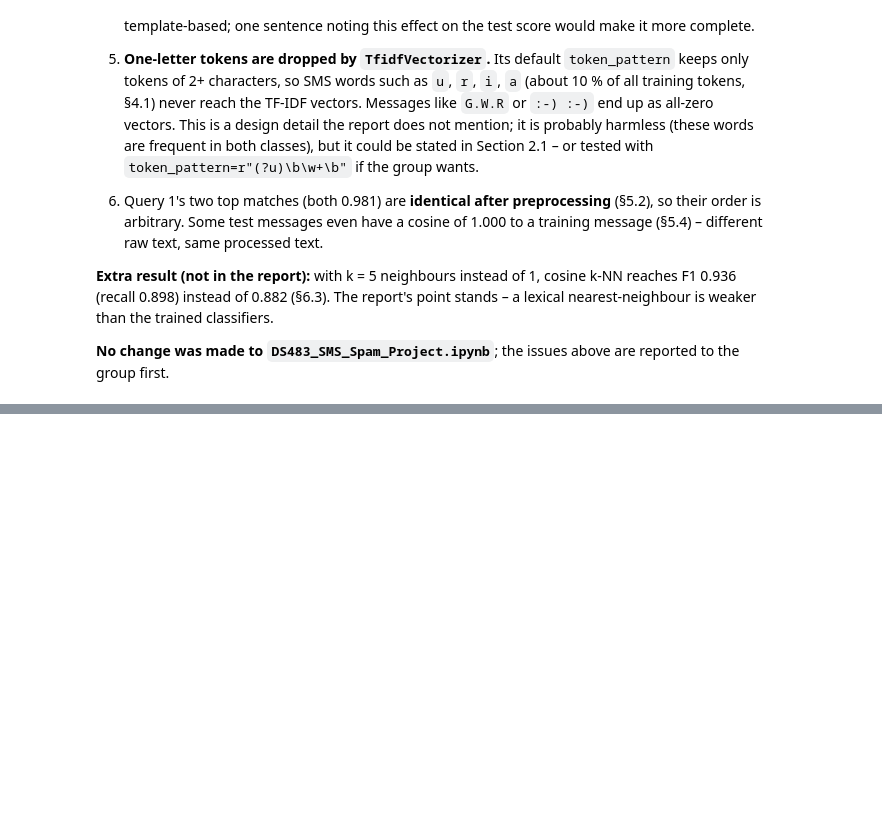
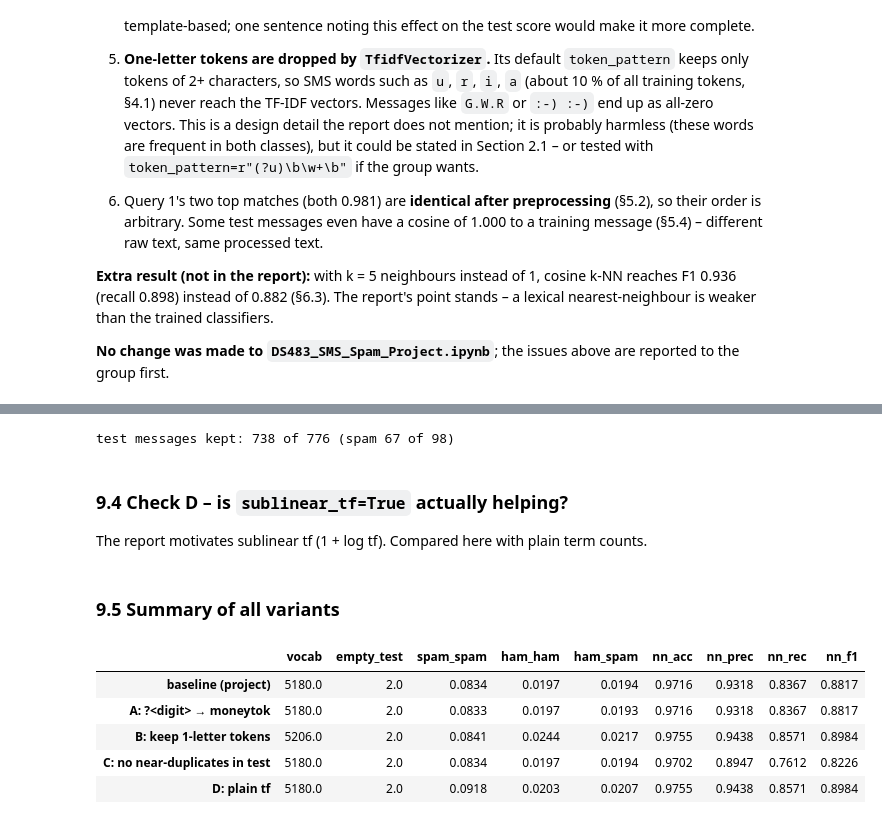
Before and after one commit to saadalshammari-62/DS483-SMS-Spam-Detection, a Jupyter notebook: Task 2 TF-IDF Cosine Review.ipynb, the cells around one changed output, grey strips where cells are left out. Cells and saved outputs as stored; diff of their text form; code cells hidden in the pictures; blank space fills up the shorter version.

```diff
--- a/Task 2 TF-IDF Cosine Review.ipynb
+++ b/Task 2 TF-IDF Cosine Review.ipynb
@@ -547,0 +589,25 @@ instead of 0.882 (§6.3). The report's point stands – a lexical nearest-neighb
+# %%
+MONEY_RE_FIX = re.compile(r"(?:[£$€]|\?(?=\d))\s?\d[\d,]*(?:\.\d+)?|\b\d+(?:\.\d+)?\s?(?:p|pence|pounds?|gbp|usd)\b", re.I)
+def normalise_fix(text):
+    t = EMAIL_RE.sub(" emailtok ", text)
+    t = URL_RE.sub(" urltok ", t)
+    t = MONEY_RE_FIX.sub(" moneytok ", t)
+    t = PHONE_RE.sub(" phonetok ", t)
+    t = NUM_RE.sub(" numtok ", t)
+    return t.lower()
+def preprocess_fix(text, stop=False, stem_words=True):
+    toks = re.findall(r"[a-z]+", normalise_fix(text))
+    if stop:       toks = [w for w in toks if w not in STOP]
+    if stem_words: toks = [stem(w) for w in toks]
+    return " ".join(toks)
+
+changed = df.text[df.text.map(base_prep) != df.text.map(preprocess_fix)]
+print("messages whose processed text changes:", len(changed))
+for t in changed: print(" -", t[:90], "\n   ->", preprocess_fix(t)[:90])
+q1 = queries[0]
+print("\nquery 1 before fix:", base_prep(q1)[:75]); print("query 1 after  fix:", preprocess_fix(q1)[:75])
+v = TfidfVectorizer(sublinear_tf=True).fit(train_df.text.map(preprocess_fix))
+Xtr_fix = v.transform(train_df.text.map(preprocess_fix))
+s = cosine_similarity(v.transform([preprocess_fix(q1)]), Xtr_fix).ravel()
+print("query 1 top-2 cosine before: 0.981, 0.981 | after:", np.round(np.sort(s)[::-1][:2], 3))
+fixA = task2_numbers(preprocess_fix)
@@ -547,0 +630,3 @@ instead of 0.882 (§6.3). The report's point stands – a lexical nearest-neighb
+# %%
+fixB = task2_numbers(base_prep, dict(sublinear_tf=True, token_pattern=r"(?u)\b\w+\b"))
+print("vocabulary:", baseline["vocab"], "->", fixB["vocab"], "| empty test vectors:", baseline["empty_test"], "->", fixB["empty_test"])
@@ -547,0 +640,26 @@ instead of 0.882 (§6.3). The report's point stands – a lexical nearest-neighb
+# %%
+far = best < 0.9
+print(f"test messages kept: {far.sum()} of {len(far)} (spam {int(test_df.y.values[far].sum())} of {int(test_df.y.sum())})")
+checkC = task2_numbers(base_prep, test_mask=far)
+# %% [output]
+test messages kept: 738 of 776 (spam 67 of 98)
+# %% [markdown]
+### 9.4 Check D – is `sublinear_tf=True` actually helping?
+
+The report motivates sublinear tf (1 + log tf). Compared here with plain term counts.
+# %%
+checkD = task2_numbers(base_prep, dict(sublinear_tf=False))
+# %% [markdown]
+### 9.5 Summary of all variants
+# %%
+summary9 = pd.DataFrame({"baseline (project)": baseline, "A: ?<digit> → moneytok": fixA, "B: keep 1-letter tokens": fixB,
+                         "C: no near-duplicates in test": checkC, "D: plain tf": checkD}).T
+display(summary9.round(4))
+RESULTS["week2_variants"] = summary9.round(4).to_dict("index")
+# %% [output]
+|  | vocab | empty_test | spam_spam | ham_ham | ham_spam | nn_acc | nn_prec | nn_rec | nn_f1 |
+| baseline (project) | 5180.0 | 2.0 | 0.0834 | 0.0197 | 0.0194 | 0.9716 | 0.9318 | 0.8367 | 0.8817 |
+| A: ?<digit> → moneytok | 5180.0 | 2.0 | 0.0833 | 0.0197 | 0.0193 | 0.9716 | 0.9318 | 0.8367 | 0.8817 |
+| B: keep 1-letter tokens | 5206.0 | 2.0 | 0.0841 | 0.0244 | 0.0217 | 0.9755 | 0.9438 | 0.8571 | 0.8984 |
+| C: no near-duplicates in test | 5180.0 | 2.0 | 0.0834 | 0.0197 | 0.0194 | 0.9702 | 0.8947 | 0.7612 | 0.8226 |
+| D: plain tf | 5180.0 | 2.0 | 0.0918 | 0.0203 | 0.0207 | 0.9755 | 0.9438 | 0.8571 | 0.8984 |
```
Also changed, not shown: parts of 9 cells of this notebook.
